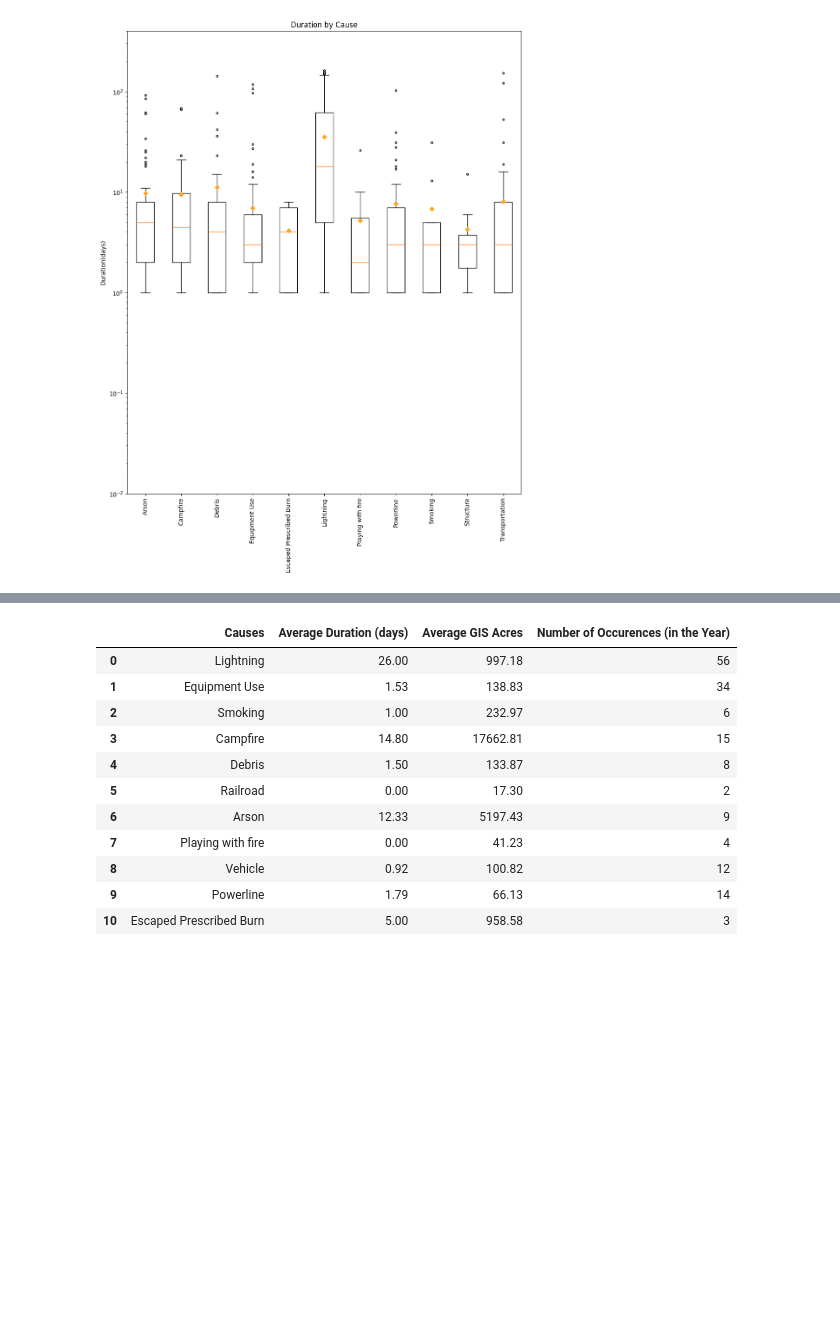
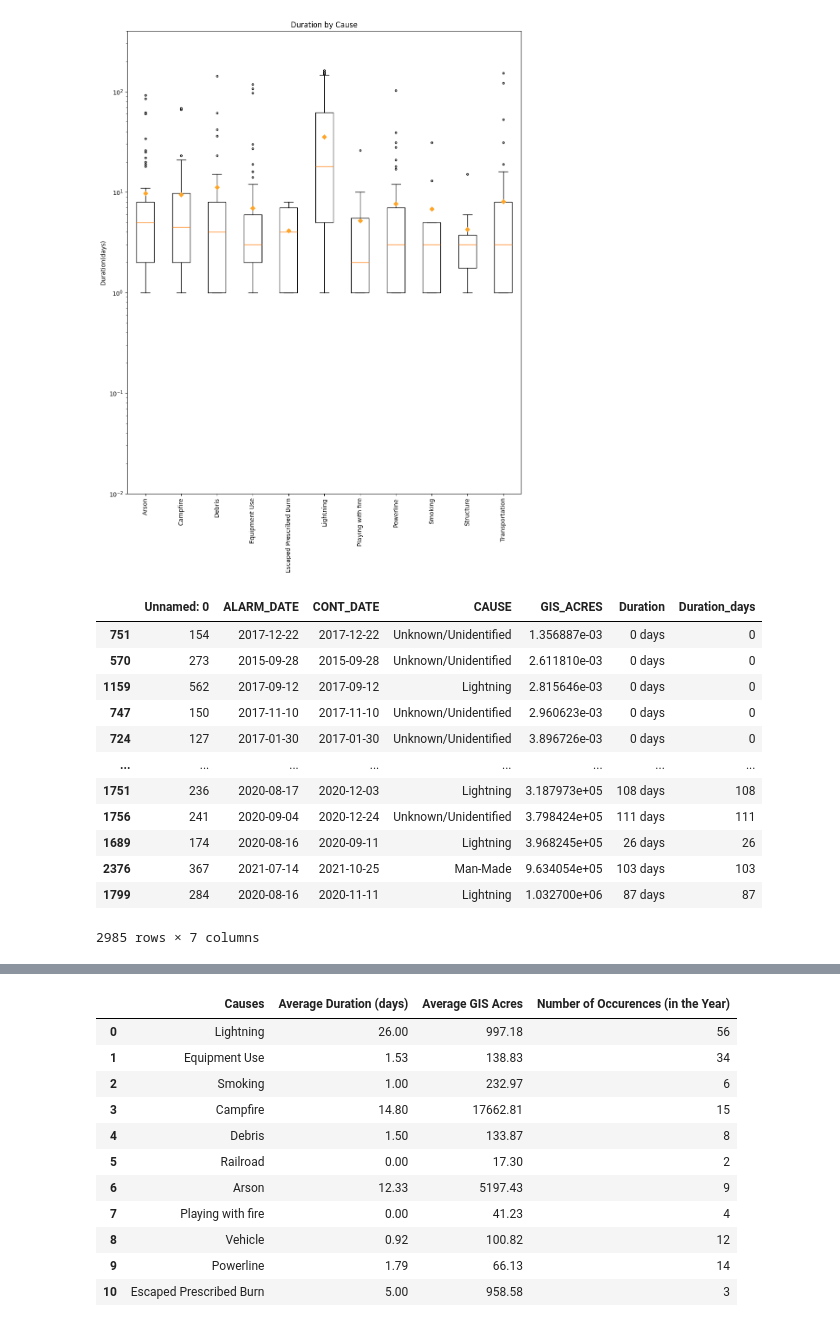
Before and after one commit to epsilonite/pandas-project, a Jupyter notebook: California Wildfire Seasonality/Long/Merged_Ignition_Source.ipynb, the cells around one changed output, grey strips where cells are left out. Saved outputs shown, nothing was run; the diff lists cells and outputs as text; code cells hidden in the pictures; blank space fills up the shorter version.

```diff
--- a/California Wildfire Seasonality/Long/Merged_Ignition_Source.ipynb
+++ b/California Wildfire Seasonality/Long/Merged_Ignition_Source.ipynb
@@ -142,3 +142,21 @@ plt.savefig("outputs/Duration_boxplot_all.png")
 plt.show()
 # %% [output]
 [figure]
+# %%
+fire_data_merged_df['CAUSE'].replace(['Transportation', 'Arson', 'Campfire', 'Debris', 'Equipment Use', 'Escaped Prescribed Burn',
+                                     'Playing with fire', 'Powerline', 'Smoking', 'Structure'], 'Man-Made', inplace=True)
+fire_data_merged_df.sort_values(by='GIS_ACRES')
+# %% [output]
+|  | Unnamed: 0 | ALARM_DATE | CONT_DATE | CAUSE | GIS_ACRES | Duration | Duration_days |
+| 751 | 154 | 2017-12-22 | 2017-12-22 | Unknown/Unidentified | 1.356887e-03 | 0 days | 0 |
+| 570 | 273 | 2015-09-28 | 2015-09-28 | Unknown/Unidentified | 2.611810e-03 | 0 days | 0 |
+| 1159 | 562 | 2017-09-12 | 2017-09-12 | Lightning | 2.815646e-03 | 0 days | 0 |
+| 747 | 150 | 2017-11-10 | 2017-11-10 | Unknown/Unidentified | 2.960623e-03 | 0 days | 0 |
+| 724 | 127 | 2017-01-30 | 2017-01-30 | Unknown/Unidentified | 3.896726e-03 | 0 days | 0 |
+| ... | ... | ... | ... | ... | ... | ... | ... |
+| 1751 | 236 | 2020-08-17 | 2020-12-03 | Lightning | 3.187973e+05 | 108 days | 108 |
+| 1756 | 241 | 2020-09-04 | 2020-12-24 | Unknown/Unidentified | 3.798424e+05 | 111 days | 111 |
+| 1689 | 174 | 2020-08-16 | 2020-09-11 | Lightning | 3.968245e+05 | 26 days | 26 |
+| 2376 | 367 | 2021-07-14 | 2021-10-25 | Man-Made | 9.634054e+05 | 103 days | 103 |
+| 1799 | 284 | 2020-08-16 | 2020-11-11 | Lightning | 1.032700e+06 | 87 days | 87 |
+2985 rows × 7 columns
```
Also changed, not shown: parts of 6 cells of this notebook, 6 other files.
